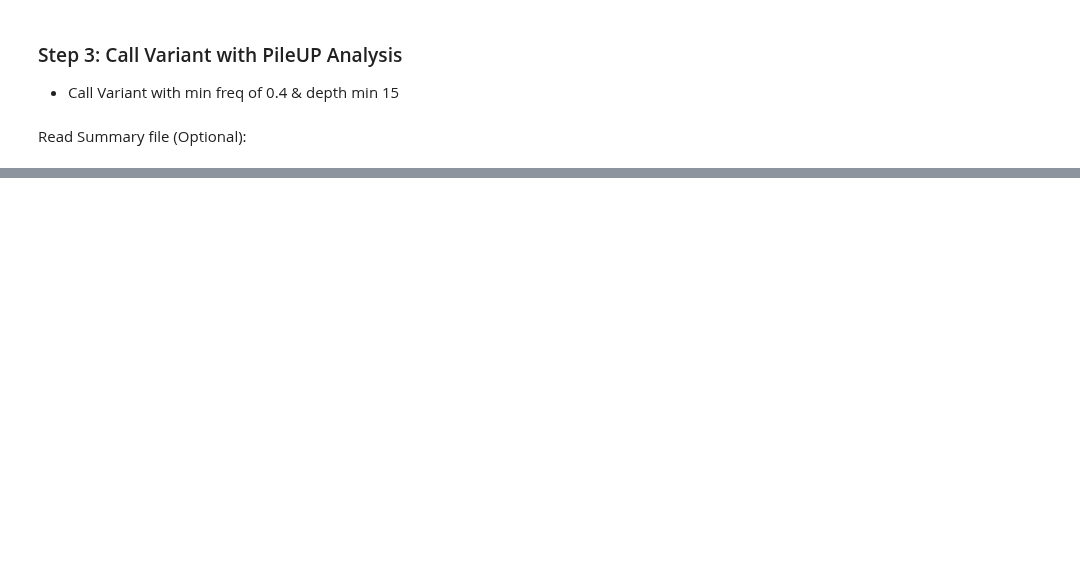
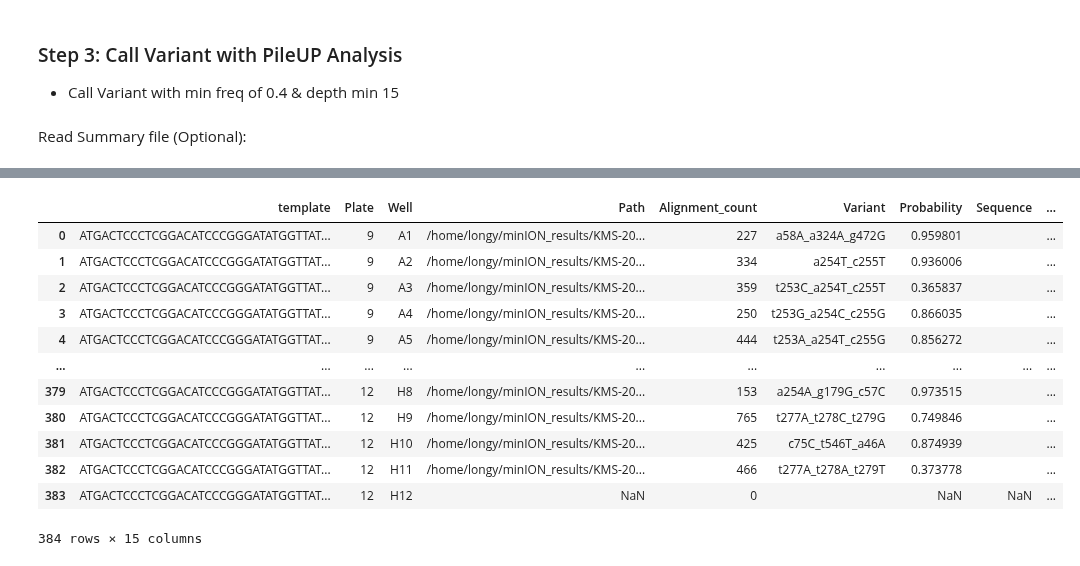
Before and after one commit to fhalab/LevSeq, a Jupyter notebook: examples/run_minION_SW.ipynb, the cells around one changed output, grey strips where cells are left out. Saved outputs shown, nothing was run; the diff lists cells and outputs as text; code cells hidden in the pictures; blank space fills up the shorter version.

```diff
--- a/examples/run_minION_SW.ipynb
+++ b/examples/run_minION_SW.ipynb
@@ -202,0 +547,5 @@ variant_df
+# %%
+for seq_record in SeqIO.parse(open(template_fasta),'fasta'):
+    temp_seq = str(seq_record.seq).upper()
+df_variants_.insert(0, 'template', temp_seq)
+df_variants_
@@ -202,0 +646,22 @@ variant_df
+# %%
+# Fill in parents into mutations column
+for i in df_variants_.index:
+    if df_variants_['Alignment Probability'].iloc[i] == 0.0 and df_variants_['Mutations'].iloc[i] == '':
+        df_variants_.Mutations.iat[i] = df_variants_.Mutations.iat[i].replace('', '#N.A.#')
+    if df_variants_['Mutations'].iloc[i] == '':
+        df_variants_.Mutations.iat[i] = df_variants_.Mutations.iat[i].replace('', '#PARENT#')
+df_variants_
+# %% [output]
+|  | template | Plate | Well | Path | Alignment_count | Variant | Probability | Sequence | ... |
+| 0 | ATGACTCCCTCGGACATCCCGGGATATGGTTAT... | 9 | A1 | /home/longy/minION_results/KMS-20... | 227 | a58A_a324A_g472G | 0.959801 |  | ... |
+| 1 | ATGACTCCCTCGGACATCCCGGGATATGGTTAT... | 9 | A2 | /home/longy/minION_results/KMS-20... | 334 | a254T_c255T | 0.936006 |  | ... |
+| 2 | ATGACTCCCTCGGACATCCCGGGATATGGTTAT... | 9 | A3 | /home/longy/minION_results/KMS-20... | 359 | t253C_a254T_c255T | 0.365837 |  | ... |
+| 3 | ATGACTCCCTCGGACATCCCGGGATATGGTTAT... | 9 | A4 | /home/longy/minION_results/KMS-20... | 250 | t253G_a254C_c255G | 0.866035 |  | ... |
+| 4 | ATGACTCCCTCGGACATCCCGGGATATGGTTAT... | 9 | A5 | /home/longy/minION_results/KMS-20... | 444 | t253A_a254T_c255G | 0.856272 |  | ... |
+| ... | ... | ... | ... | ... | ... | ... | ... | ... | ... |
+| 379 | ATGACTCCCTCGGACATCCCGGGATATGGTTAT... | 12 | H8 | /home/longy/minION_results/KMS-20... | 153 | a254A_g179G_c57C | 0.973515 |  | ... |
+| 380 | ATGACTCCCTCGGACATCCCGGGATATGGTTAT... | 12 | H9 | /home/longy/minION_results/KMS-20... | 765 | t277A_t278C_t279G | 0.749846 |  | ... |
+| 381 | ATGACTCCCTCGGACATCCCGGGATATGGTTAT... | 12 | H10 | /home/longy/minION_results/KMS-20... | 425 | c75C_t546T_a46A | 0.874939 |  | ... |
+| 382 | ATGACTCCCTCGGACATCCCGGGATATGGTTAT... | 12 | H11 | /home/longy/minION_results/KMS-20... | 466 | t277A_t278A_t279T | 0.373778 |  | ... |
+| 383 | ATGACTCCCTCGGACATCCCGGGATATGGTTAT... | 12 | H12 | NaN | 0 |  | NaN | NaN | ... |
+384 rows × 15 columns
```
Also changed, not shown: parts of 28 cells of this notebook.
